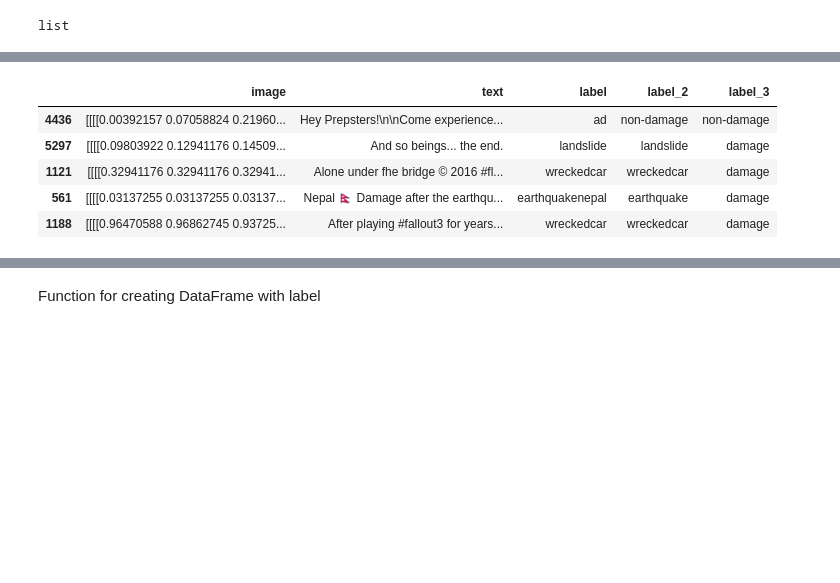
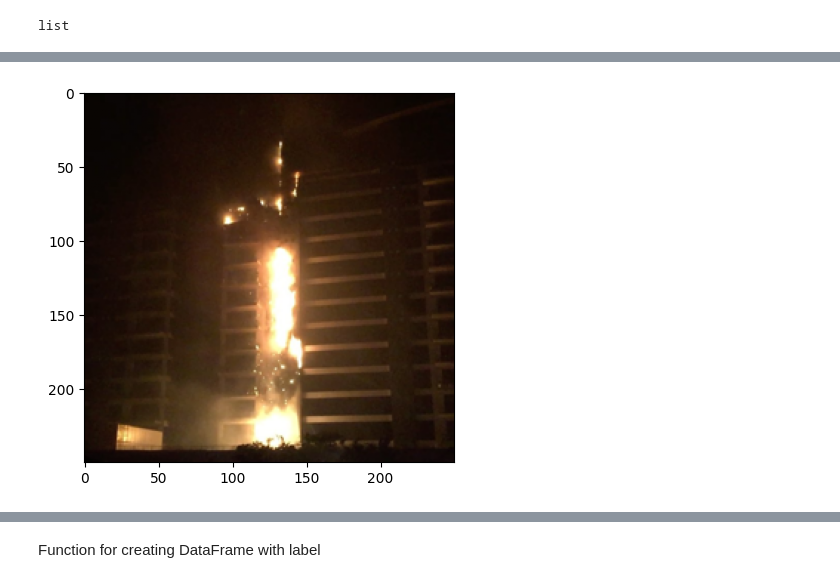
Before and after one commit to sellerstx1982/multimodal_damage_identification, a Jupyter notebook: currentcode.ipynb, the cells around one changed output, grey strips where cells are left out. Saved outputs shown, nothing was run; the diff lists cells and outputs as text; code cells hidden in the pictures; blank space fills up the shorter version.

```diff
--- a/currentcode.ipynb
+++ b/currentcode.ipynb
@@ -131 +121,25 @@ list
+# %%
+import matplotlib.pyplot as plt
+import pandas as pd
+import numpy as np
+from PIL import Image
+
+# Assuming 'df' is your DataFrame
+specific_row = df.iloc[10]  # Select the first row as an example
+
+# Access the image data from the selected row
+image_data = specific_row['image']
+
+# Display the image if it's in a recognizable format
+if isinstance(image_data, np.ndarray):
+    # Squeeze the image data to remove the extra dimension
+    image_data = np.squeeze(image_data)  # This removes dimensions of size 1
+    plt.imshow(image_data)
+    plt.show()
+elif isinstance(image_data, Image.Image):
+    image_data.show()
+else:
+    print("Image data is not in a recognizable format.")
+# %% [output]
+[figure, added]
 # %%
@@ -215,12 +187,3 @@ list
-# %%
-df.head()
-# %% [output]
-|  | image | text | label | label_2 | label_3 |
-| 4436 | [[[[0.00392157 0.07058824 0.21960... | Hey Prepsters!\n\nCome experience... | ad | non-damage | non-damage |
-| 5297 | [[[[0.09803922 0.12941176 0.14509... | And so beings... the end. | landslide | landslide | damage |
-| 1121 | [[[[0.32941176 0.32941176 0.32941... | Alone under fhe bridge © 2016 #fl... | wreckedcar | wreckedcar | damage |
-| 561 | [[[[0.03137255 0.03137255 0.03137... | Nepal 🇳🇵 Damage after the earthqu... | earthquakenepal | earthquake | damage |
-| 1188 | [[[[0.96470588 0.96862745 0.93725... | After playing #fallout3 for years... | wreckedcar | wreckedcar | damage |
 # %%
 df['label_2'].value_counts()
 # %% [output]
```
Also changed, not shown: parts of 77 cells of this notebook.
